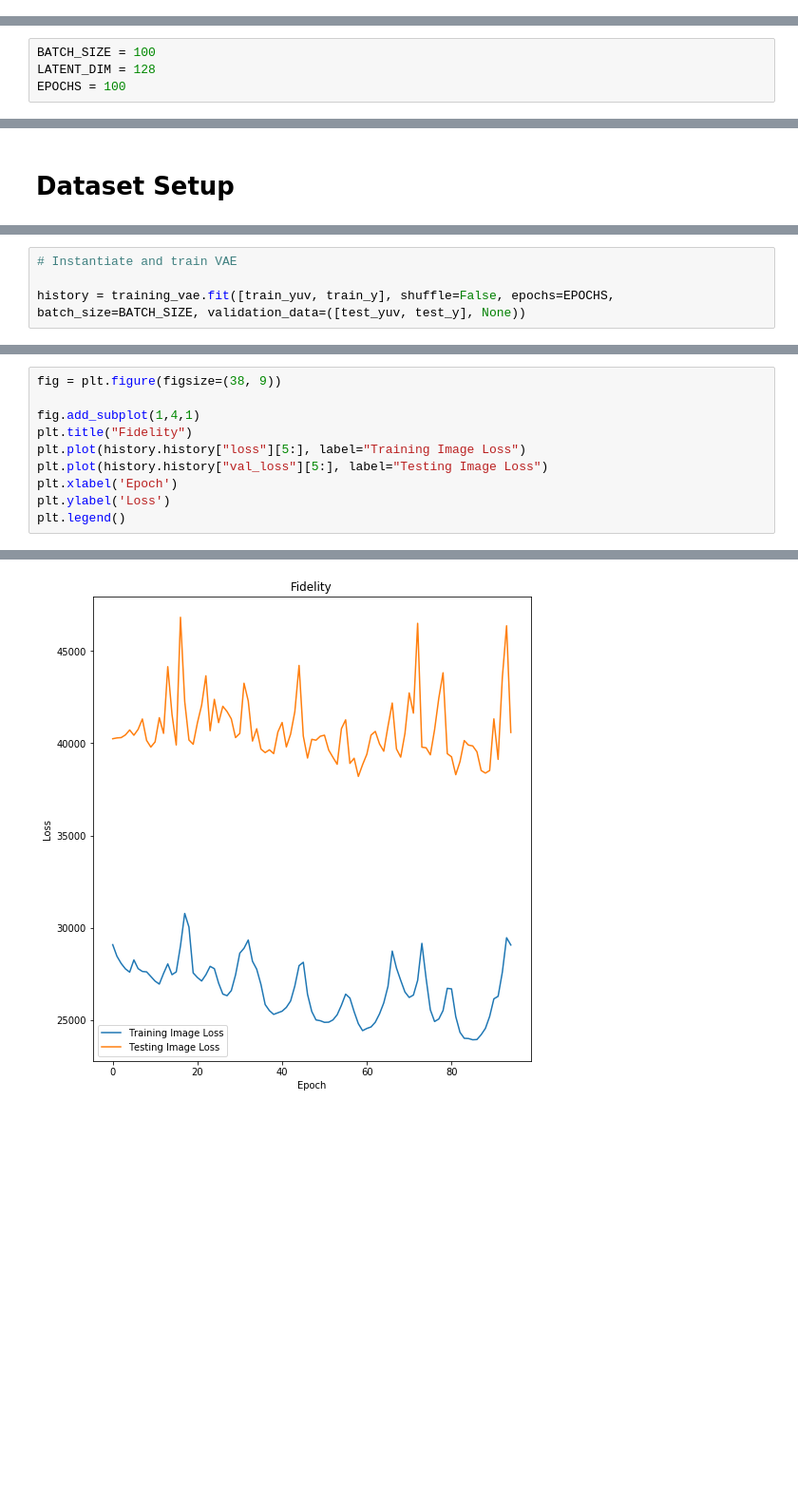
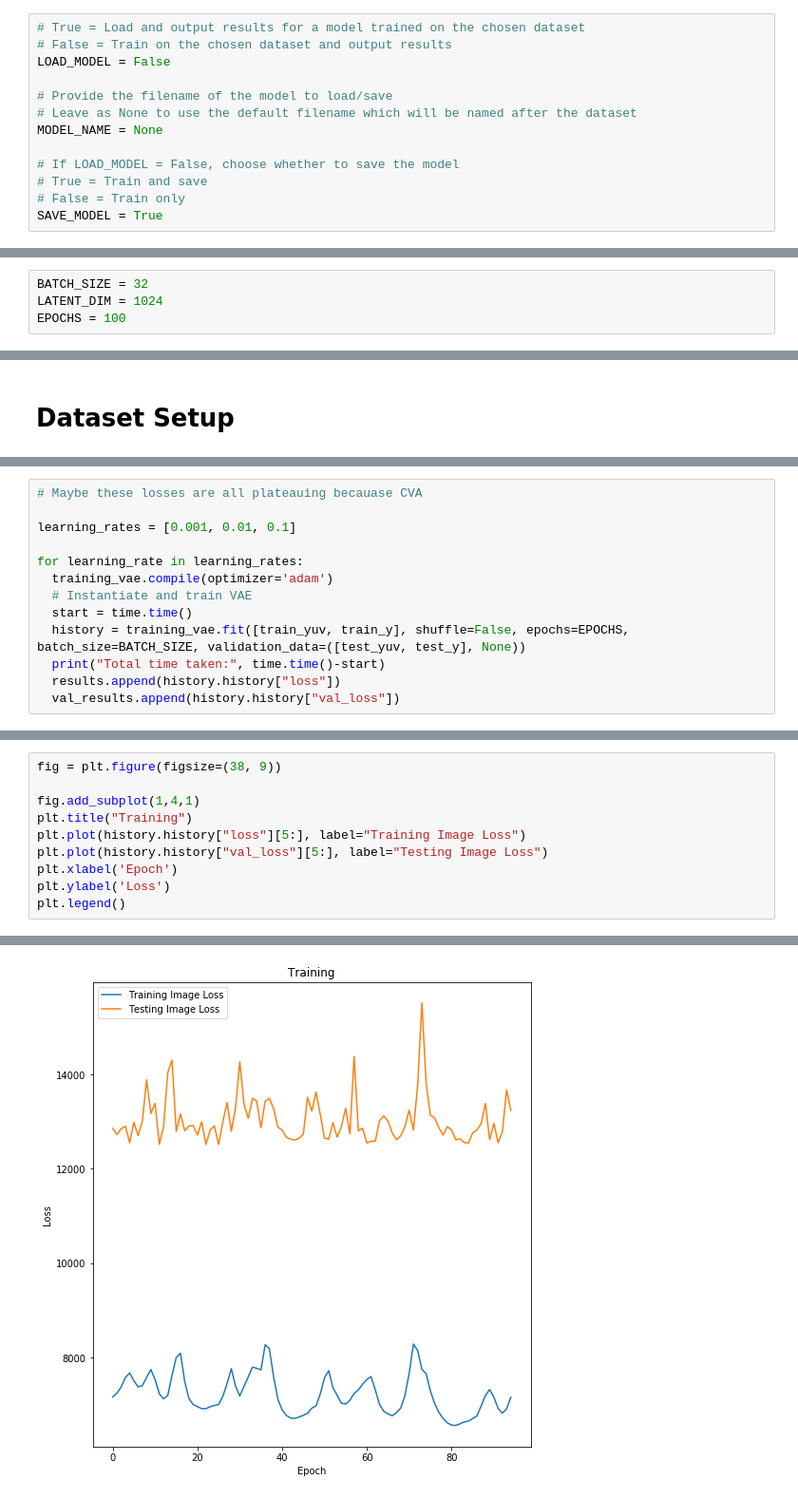
Before and after one commit to conwayjw97/Image-Colourisation-with-Deep-Learning, a Jupyter notebook: src/CVAE.ipynb, the cells around one changed output, grey strips where cells are left out. Shown at 95% size. Saved outputs shown, nothing was run; the diff lists cells and outputs as text; blank space fills up the shorter version.

```diff
--- a/src/CVAE.ipynb
+++ b/src/CVAE.ipynb
@@ -17 +31,14 @@ IMAGENETTE_CATEGORY = "dog"
+# %%
+# True = Load and output results for a model trained on the chosen dataset
+# False = Train on the chosen dataset and output results
+LOAD_MODEL = False
+
+# Provide the filename of the model to load/save
+# Leave as None to use the default filename which will be named after the dataset
+MODEL_NAME = None
+
+# If LOAD_MODEL = False, choose whether to save the model
+# True = Train and save
+# False = Train only
+SAVE_MODEL = True
 # %% [markdown]
@@ -19,6 +46,6 @@ IMAGENETTE_CATEGORY = "dog"
 # %%
-BATCH_SIZE = 100
-LATENT_DIM = 128
+BATCH_SIZE = 32
+LATENT_DIM = 1024
 EPOCHS = 100
 # %% [markdown]
 # Library Imports
@@ -373,5 +413,14 @@ WARNING:tensorflow:Output decoder missing from loss dictionary. We assume this w
 # %%
-# Instantiate and train VAE
+# Maybe these losses are all plateauing becauase CVA
 
-history = training_vae.fit([train_yuv, train_y], shuffle=False, epochs=EPOCHS, batch_size=BATCH_SIZE, validation_data=([test_yuv, test_y], None))
+learning_rates = [0.001, 0.01, 0.1]
+
+for learning_rate in learning_rates:
+  training_vae.compile(optimizer='adam')
+  # Instantiate and train VAE
+  start = time.time()
+  history = training_vae.fit([train_yuv, train_y], shuffle=False, epochs=EPOCHS, batch_size=BATCH_SIZE, validation_data=([test_yuv, test_y], None))
+  print("Total time taken:", time.time()-start)
+  results.append(history.history["loss"])
+  val_results.append(history.history["val_loss"])
 # %% [output]
@@ -395,14 +470,14 @@ Epoch 100/100
 # %%
 fig = plt.figure(figsize=(38, 9))
 
 fig.add_subplot(1,4,1)
-plt.title("Fidelity")
+plt.title("Training")
 plt.plot(history.history["loss"][5:], label="Training Image Loss")
 plt.plot(history.history["val_loss"][5:], label="Testing Image Loss")
 plt.xlabel('Epoch')
 plt.ylabel('Loss')
 plt.legend()
 # %% [output]
 <matplotlib.legend.Legend at 0x...>
-[figure, old version]
+[figure, new version]
 # %%
```
Also changed, not shown: parts of 15 cells of this notebook.
